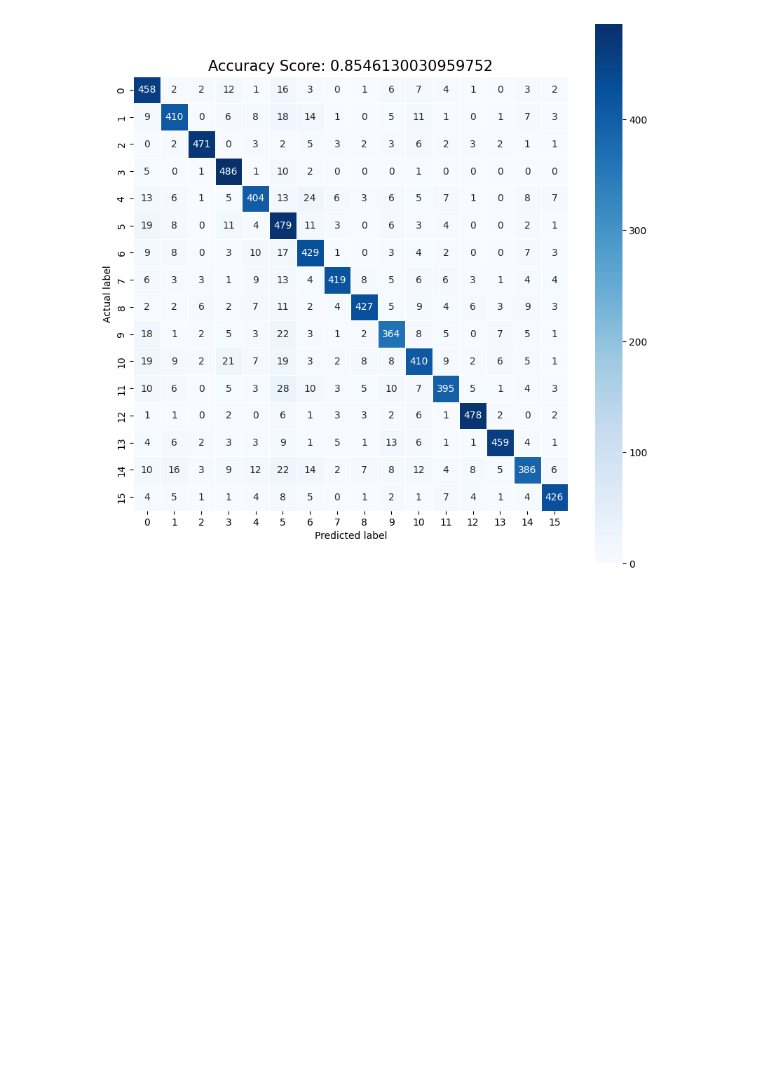
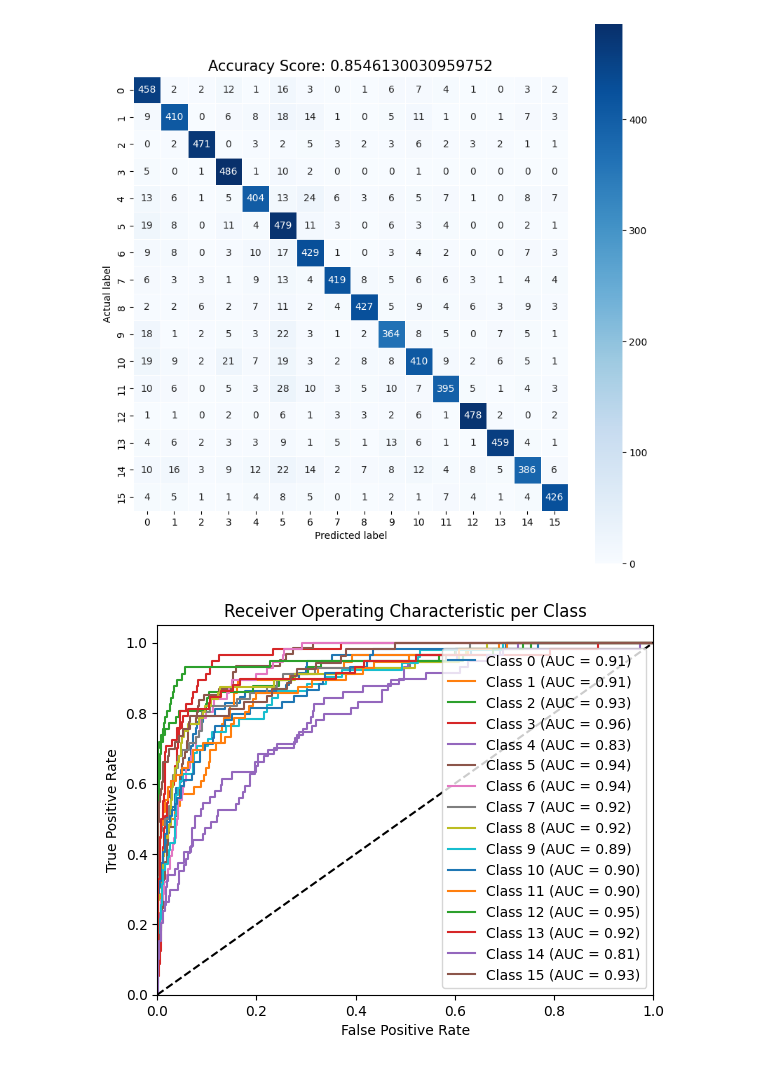
Before and after one commit to szymonsm/HackING_mISIe, a Jupyter notebook: first_model.ipynb, the cells around one changed output. Drawn from its saved outputs; the diff is of its cells as text; code cells hidden in the pictures; blank space fills up the shorter version.

Commit message:
add roc curves

```diff
--- a/first_model.ipynb
+++ b/first_model.ipynb
@@ -576,3 +576,83 @@ Recall score: 0.854724743089263
 Precision score: 0.8604555985250943
 F1 score: 0.8557380722824571
 [figure]
+# %%
+
+# calculate roc auc per class
+
+from sklearn.metrics import roc_auc_score
+from sklearn.preprocessing import label_binarize
+import matplotlib.pyplot as plt
+from sklearn.metrics import roc_curve, auc
+
+y_pred = xgb_model2.predict_proba(X_val)
+
+y_test_bin = label_binarize(y_test, classes=[i for i in range(16)])
+
+roc_auc_score(y_test_bin, y_pred, average='macro')
+
+fpr = dict()
+tpr = dict()
+roc_auc = dict()
+
+n_classes = y_test_bin.shape[1]
+
+for i in range(n_classes):
+    fpr[i], tpr[i], _ = roc_curve(y_test_bin[:, i], y_pred[:, i])
+    roc_auc[i] = auc(fpr[i], tpr[i])
+
+# Plot ROC curves
+plt.figure()
+
+for i in range(n_classes):
+    plt.plot(fpr[i], tpr[i], label='Class %d (AUC = %0.2f)' % (i, roc_auc[i]))
+
+plt.plot([0, 1], [0, 1], 'k--')  # Diagonal line for random classifier
+plt.xlim([0.0, 1.0])
+plt.ylim([0.0, 1.05])
+plt.xlabel('False Positive Rate')
+plt.ylabel('True Positive Rate')
+plt.title('Receiver Operating Characteristic per Class')
+plt.legend(loc="lower right")
+plt.show()
+
+
+
+
+
+# calculate roc auc per class
+
+
+
+y_pred = xgb_model2.predict_proba(X_train)
+
+y_train_bin = label_binarize(y_train, classes=[i for i in range(16)])
+
+roc_auc_score(y_train_bin, y_pred, average='macro')
+
+fpr = dict()
+tpr = dict()
+roc_auc = dict()
+
+n_classes = y_train_bin.shape[1]
+
+for i in range(n_classes):
+    fpr[i], tpr[i], _ = roc_curve(y_train_bin[:, i], y_pred[:, i])
+    roc_auc[i] = auc(fpr[i], tpr[i])
+
+# Plot ROC curves
+plt.figure()
+
+for i in range(n_classes):
+    plt.plot(fpr[i], tpr[i], label='Class %d (AUC = %0.2f)' % (i, roc_auc[i]))
+
+plt.plot([0, 1], [0, 1], 'k--')  # Diagonal line for random classifier
+plt.xlim([0.0, 1.0])
+plt.ylim([0.0, 1.05])
+plt.xlabel('False Positive Rate')
+plt.ylabel('True Positive Rate')
+plt.title('Receiver Operating Characteristic per Class')
+plt.legend(loc="lower right")
+plt.show()
+# %% [output]
+[figure, added]
```
Also changed, not shown: parts of 1 cell of this notebook.
